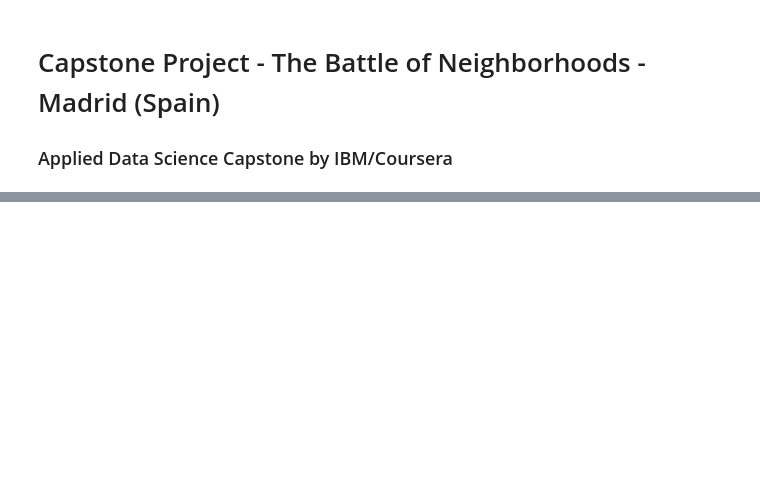
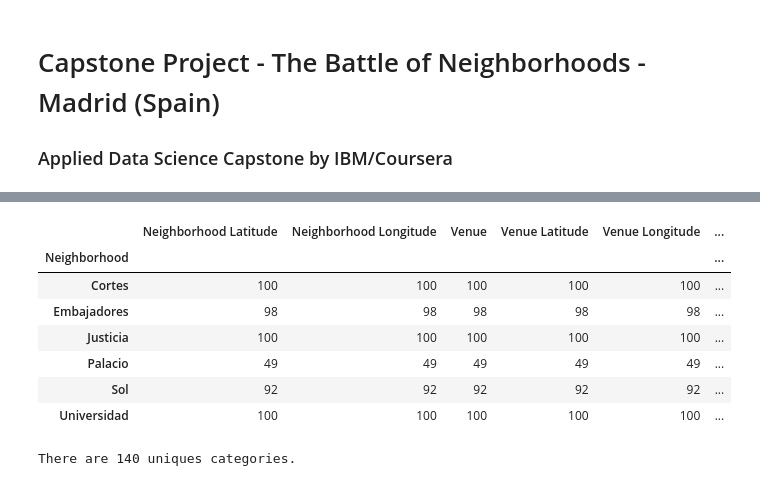
Before and after one commit to Alicia-mtz/Coursera_Capstone, a Jupyter notebook: The Battle of Neighborhoods.ipynb, the cells around one changed output, grey strips where cells are left out. Saved outputs shown, nothing was run; the diff lists cells and outputs as text; code cells hidden in the pictures; blank space fills up the shorter version.

```diff
--- a/The Battle of Neighborhoods.ipynb
+++ b/The Battle of Neighborhoods.ipynb
@@ -28,0 +412,20 @@ Taking all this information into account, advantages of each area will be explai
+# %%
+# How many venues were returned for each neighborhood:
+
+centro_venues_count = centro_venues.groupby('Neighborhood').count()
+centro_venues_count
+# %% [output]
+|  | Neighborhood Latitude | Neighborhood Longitude | Venue | Venue Latitude | Venue Longitude | ... |
+| Neighborhood |  |  |  |  |  | ... |
+| Cortes | 100 | 100 | 100 | 100 | 100 | ... |
+| Embajadores | 98 | 98 | 98 | 98 | 98 | ... |
+| Justicia | 100 | 100 | 100 | 100 | 100 | ... |
+| Palacio | 49 | 49 | 49 | 49 | 49 | ... |
+| Sol | 92 | 92 | 92 | 92 | 92 | ... |
+| Universidad | 100 | 100 | 100 | 100 | 100 | ... |
+# %%
+#How many unique categories we have from all the returned venues:
+
+print('There are {} uniques categories.'.format(len(centro_venues['Venue Category'].unique())))
+# %% [output]
+There are 140 uniques categories.
```
Also changed, not shown: parts of 96 cells of this notebook.
